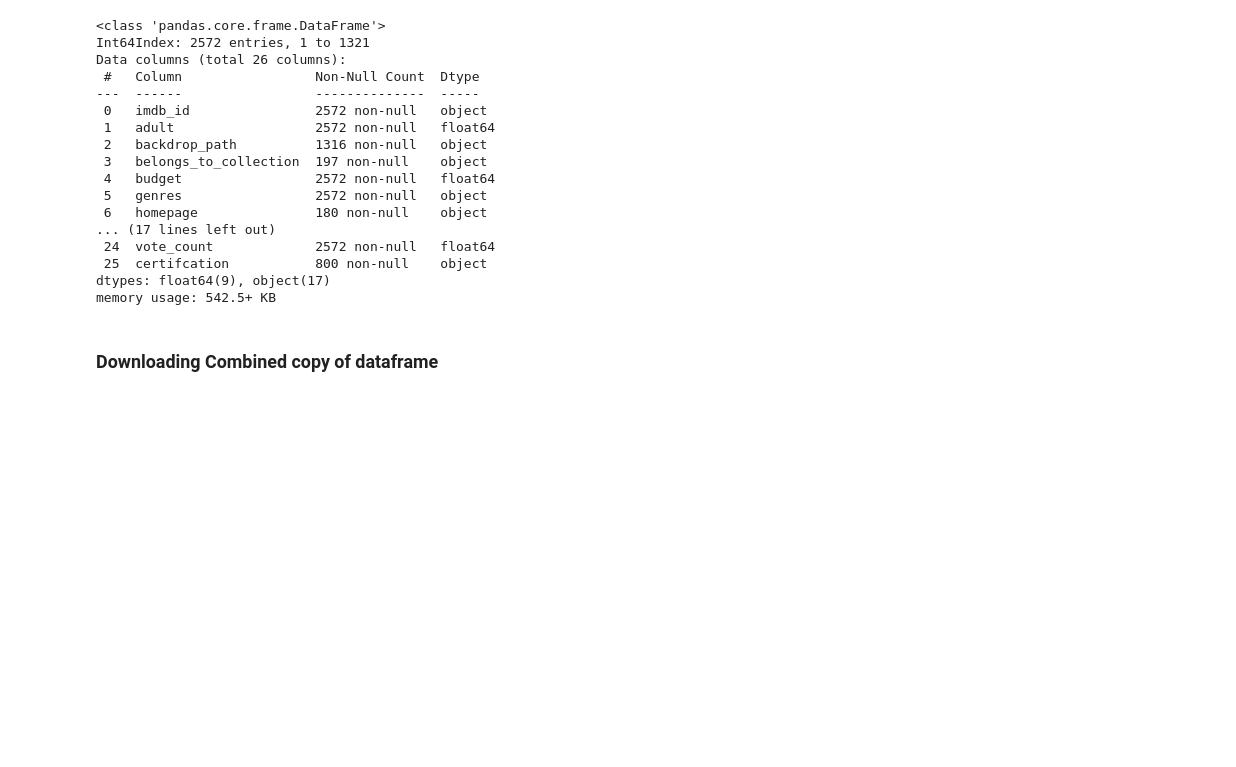
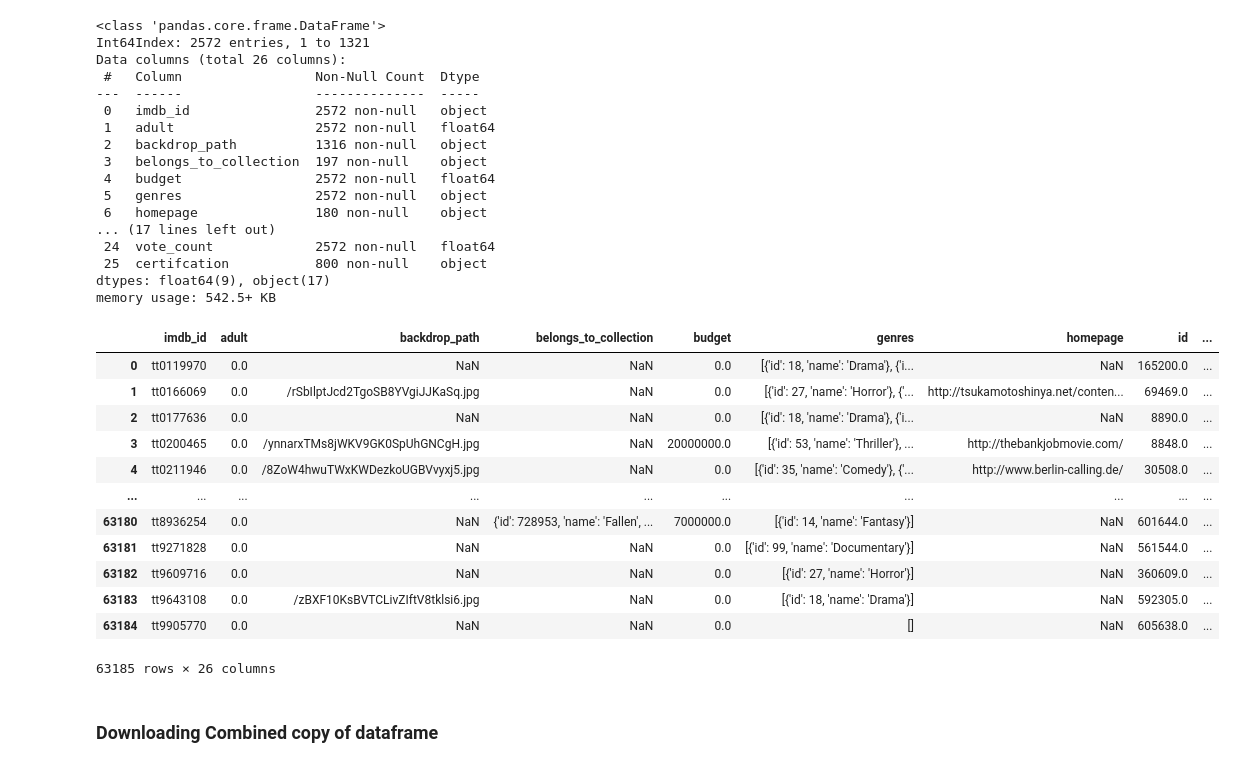
Before and after one commit to rvtovar/movie_analysis, a Jupyter notebook: Movie_Visual_Exploratory.ipynb, the cells around one changed output. Drawn from its saved outputs; the diff is of its cells as text; code cells hidden in the pictures; blank space fills up the shorter version.

```diff
--- a/Movie_Visual_Exploratory.ipynb
+++ b/Movie_Visual_Exploratory.ipynb
@@ -50,6 +67,24 @@ Data columns (total 26 columns):
  25  certifcation           800 non-null    object
 dtypes: float64(9), object(17)
 memory usage: 542.5+ KB
+# %%
+# remove ids that are 0  and then reset index
+full_movie_data = full_movie_data.loc[full_movie_data['imdb_id']!='0'].reset_index(drop=True)
+full_movie_data
+# %% [output]
+|  | imdb_id | adult | backdrop_path | belongs_to_collection | budget | genres | homepage | id | ... |
+| 0 | tt0119970 | 0.0 | NaN | NaN | 0.0 | [{'id': 18, 'name': 'Drama'}, {'i... | NaN | 165200.0 | ... |
+| 1 | tt0166069 | 0.0 | /rSbIlptJcd2TgoSB8YVgiJJKaSq.jpg | NaN | 0.0 | [{'id': 27, 'name': 'Horror'}, {'... | http://tsukamotoshinya.net/conten... | 69469.0 | ... |
+| 2 | tt0177636 | 0.0 | NaN | NaN | 0.0 | [{'id': 18, 'name': 'Drama'}, {'i... | NaN | 8890.0 | ... |
+| 3 | tt0200465 | 0.0 | /ynnarxTMs8jWKV9GK0SpUhGNCgH.jpg | NaN | 20000000.0 | [{'id': 53, 'name': 'Thriller'}, ... | http://thebankjobmovie.com/ | 8848.0 | ... |
+| 4 | tt0211946 | 0.0 | /8ZoW4hwuTWxKWDezkoUGBVvyxj5.jpg | NaN | 0.0 | [{'id': 35, 'name': 'Comedy'}, {'... | http://www.berlin-calling.de/ | 30508.0 | ... |
+| ... | ... | ... | ... | ... | ... | ... | ... | ... | ... |
+| 63180 | tt8936254 | 0.0 | NaN | {'id': 728953, 'name': 'Fallen', ... | 7000000.0 | [{'id': 14, 'name': 'Fantasy'}] | NaN | 601644.0 | ... |
+| 63181 | tt9271828 | 0.0 | NaN | NaN | 0.0 | [{'id': 99, 'name': 'Documentary'}] | NaN | 561544.0 | ... |
+| 63182 | tt9609716 | 0.0 | NaN | NaN | 0.0 | [{'id': 27, 'name': 'Horror'}] | NaN | 360609.0 | ... |
+| 63183 | tt9643108 | 0.0 | /zBXF10KsBVTCLivZIftV8tklsi6.jpg | NaN | 0.0 | [{'id': 18, 'name': 'Drama'}] | NaN | 592305.0 | ... |
+| 63184 | tt9905770 | 0.0 | NaN | NaN | 0.0 | [] | NaN | 605638.0 | ... |
+63185 rows × 26 columns
 # %% [markdown]
 ### Downloading Combined copy of dataframe
 # %%
```
Also changed, not shown: parts of 8 cells of this notebook, 52 other files.
